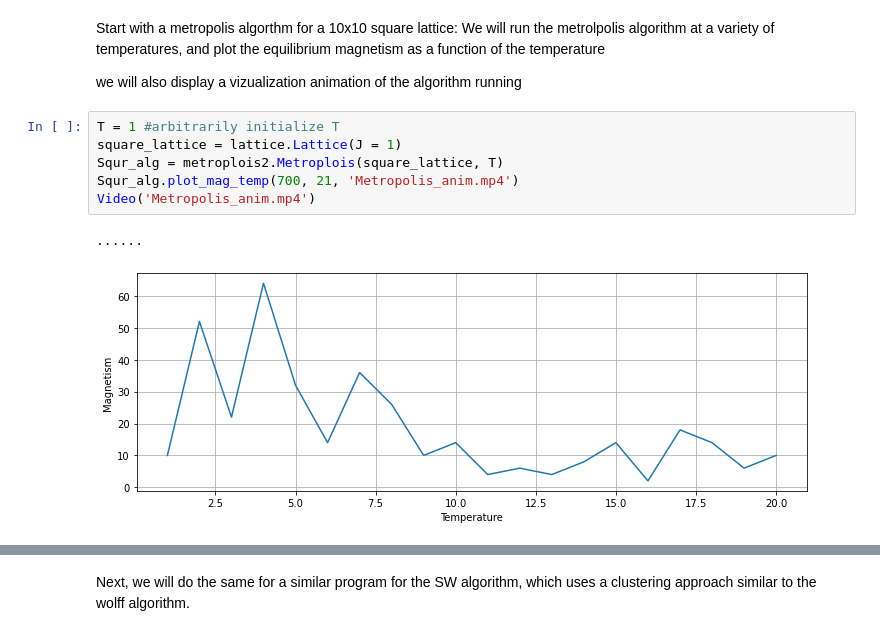
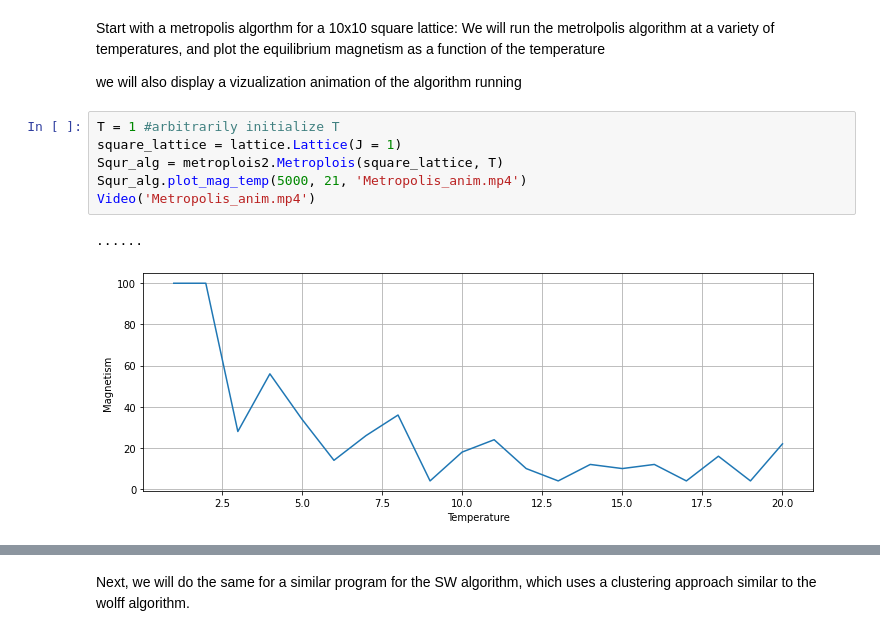
Before and after one commit to Steinburglar/Comp_physics_project3, a Jupyter notebook: modules/final_run.ipynb, the cells around one changed output, grey strips where cells are left out. Saved outputs shown, nothing was run; the diff lists cells and outputs as text.

```diff
--- a/modules/final_run.ipynb
+++ b/modules/final_run.ipynb
@@ -16,12 +16,12 @@ we will also display a vizualization animation of the algorithm running
 # %%
 T = 1 #arbitrarily initialize T
 square_lattice = lattice.Lattice(J = 1)
 Squr_alg = metroplois2.Metroplois(square_lattice, T)
-Squr_alg.plot_mag_temp(700, 21, 'Metropolis_anim.mp4')
+Squr_alg.plot_mag_temp(5000, 21, 'Metropolis_anim.mp4')
 Video('Metropolis_anim.mp4')
 # %% [output]
 ......
-[figure, old version]
+[figure, new version]
 [interactive output not drawn]
 # %% [markdown]
 Next, we will do the same for a similar program for the SW algorithm, which uses a clustering approach similar to the wolff algorithm.
```
Also changed, not shown: parts of 4 cells of this notebook, 7 other files.
